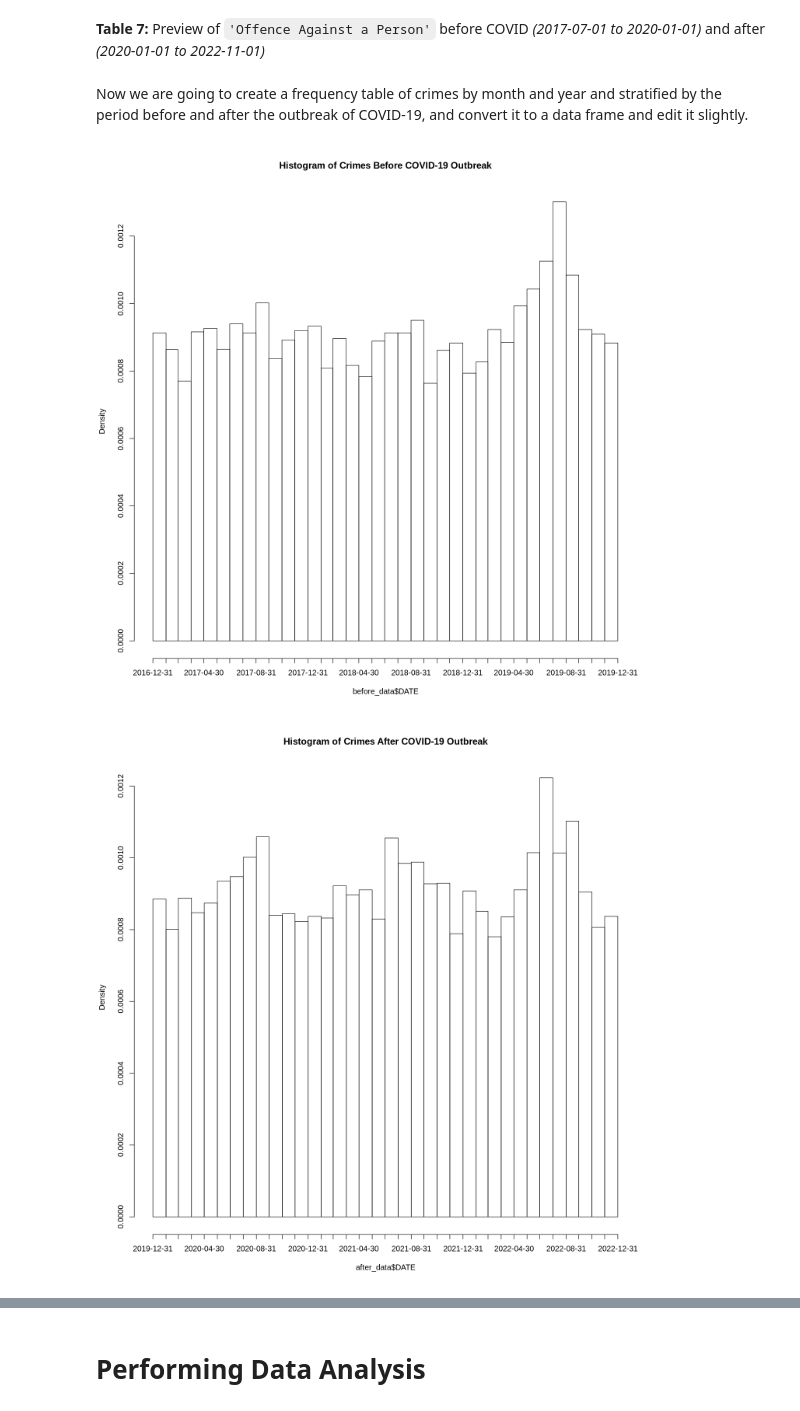
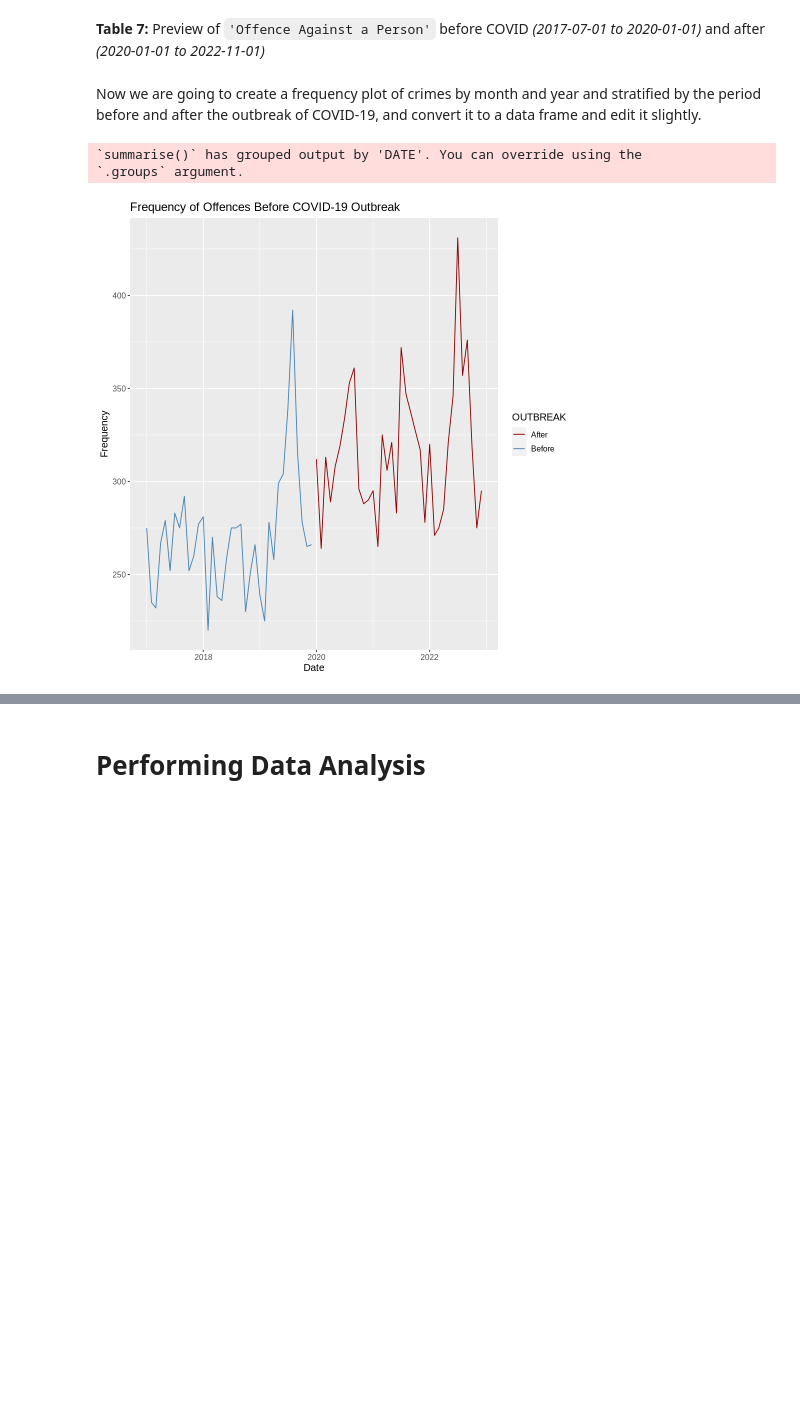
Before and after one commit to Rz02/stat201_2022w2_group_06_project, a Jupyter notebook: crime_rate_comparison.ipynb, the cells around one changed output, grey strips where cells are left out. Saved outputs shown, nothing was run; the diff lists cells and outputs as text; code cells hidden in the pictures; blank space fills up the shorter version.

Commit message:
changed into line plot

```diff
--- a/crime_rate_comparison.ipynb
+++ b/crime_rate_comparison.ipynb
@@ -337,13 +337,25 @@ A data.frame: 6 × 6
 # %% [markdown]
 **Table 7:** Preview of `'Offence Against a Person'` before COVID *(2017-07-01 to 2020-01-01)* and after *(2020-01-01 to 2022-11-01)*
 # %% [markdown]
-Now we are going to create a frequency table of crimes by month and year and stratified by the period before and after the outbreak of COVID-19, and convert it to a data frame and edit it slightly.
+Now we are going to create a frequency plot of crimes by month and year and stratified by the period before and after the outbreak of COVID-19, and convert it to a data frame and edit it slightly.
-# %%
-before_data <- subset(subset_data, OUTBREAK == "Before")
-after_data <- subset(subset_data, OUTBREAK == "After")
-
-hist(before_data$DATE, breaks = "months", main = "Histogram of Crimes Before COVID-19 Outbreak")
-hist(after_data$DATE, breaks = "months", main = "Histogram of Crimes After COVID-19 Outbreak")
-# %% [output]
-[figure, removed]
-[figure, removed]
+# %%
+options(repr.plot.width = 8, repr.plot.height = 8)
+
+# Grouping data by Data and OUTBREAK
+grouped_data <- subset_data %>%
+    group_by(DATE, OUTBREAK) %>%
+    summarize(count = n())
+
+# Plotting Line Plot
+frequency_plot <- grouped_data %>%
+    ggplot(aes(x = DATE, y = count)) +
+               geom_line(aes(color = OUTBREAK)) +
+               scale_color_manual(values = c("darkred", "steelblue")) +
+               ggtitle("Frequency of Offences Before COVID-19 Outbreak") +
+               labs(x = "Date", y = "Frequency") +
+               theme(text = element_text(size = 12))
+frequency_plot
+# %% [output]
+`summarise()` has grouped output by 'DATE'. You can override using the
+`.groups` argument.
+[figure, added]
```
Also changed, not shown: parts of 1 cell of this notebook.
